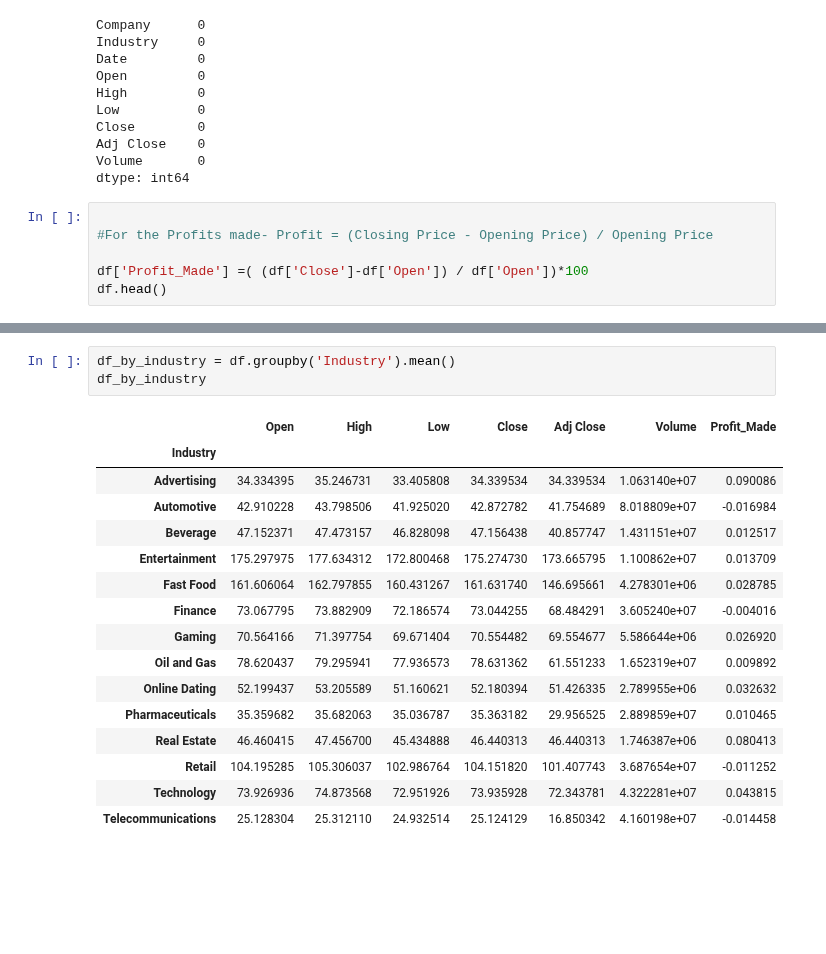
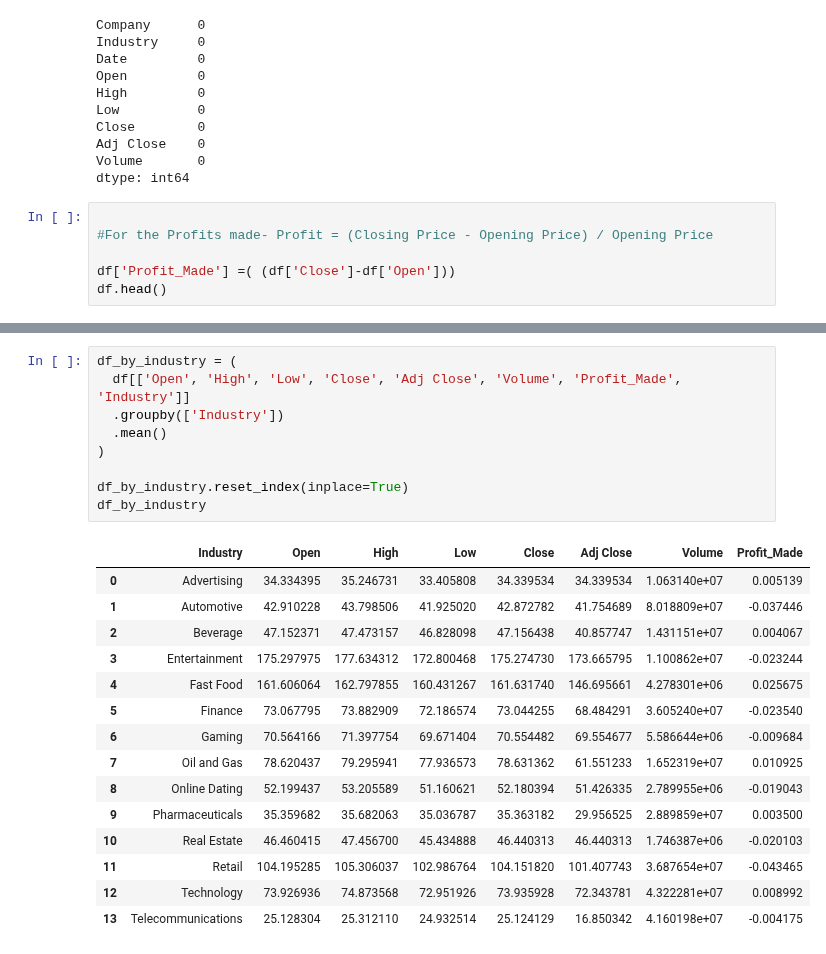
Before and after one commit to ubco-W2022T2-data301/Group35, a Jupyter notebook: analysis/analysis1.ipynb, the cells around one changed output, grey strips where cells are left out. Saved outputs shown, nothing was run; the diff lists cells and outputs as text; blank space fills up the shorter version.

```diff
--- a/analysis/analysis1.ipynb
+++ b/analysis/analysis1.ipynb
@@ -259,6 +259,6 @@ dtype: int64
 
 #For the Profits made- Profit = (Closing Price - Opening Price) / Opening Price
 
-df['Profit_Made'] =( (df['Close']-df['Open']) / df['Open'])*100
+df['Profit_Made'] =( (df['Close']-df['Open']))
 df.head()
 # %% [output]
@@ -272,23 +271,28 @@ df.head()
 # %%
-df_by_industry = df.groupby('Industry').mean()
+df_by_industry = (
+  df[['Open', 'High', 'Low', 'Close', 'Adj Close', 'Volume', 'Profit_Made', 'Industry']]
+  .groupby(['Industry'])
+  .mean()
+)
+
+df_by_industry.reset_index(inplace=True)
 df_by_industry
 # %% [output]
-|  | Open | High | Low | Close | Adj Close | Volume | Profit_Made |
-| Industry |  |  |  |  |  |  |  |
-| Advertising | 34.334395 | 35.246731 | 33.405808 | 34.339534 | 34.339534 | 1.063140e+07 | 0.090086 |
-| Automotive | 42.910228 | 43.798506 | 41.925020 | 42.872782 | 41.754689 | 8.018809e+07 | -0.016984 |
-| Beverage | 47.152371 | 47.473157 | 46.828098 | 47.156438 | 40.857747 | 1.431151e+07 | 0.012517 |
-| Entertainment | 175.297975 | 177.634312 | 172.800468 | 175.274730 | 173.665795 | 1.100862e+07 | 0.013709 |
-| Fast Food | 161.606064 | 162.797855 | 160.431267 | 161.631740 | 146.695661 | 4.278301e+06 | 0.028785 |
-| Finance | 73.067795 | 73.882909 | 72.186574 | 73.044255 | 68.484291 | 3.605240e+07 | -0.004016 |
-| Gaming | 70.564166 | 71.397754 | 69.671404 | 70.554482 | 69.554677 | 5.586644e+06 | 0.026920 |
-| Oil and Gas | 78.620437 | 79.295941 | 77.936573 | 78.631362 | 61.551233 | 1.652319e+07 | 0.009892 |
-| Online Dating | 52.199437 | 53.205589 | 51.160621 | 52.180394 | 51.426335 | 2.789955e+06 | 0.032632 |
-| Pharmaceuticals | 35.359682 | 35.682063 | 35.036787 | 35.363182 | 29.956525 | 2.889859e+07 | 0.010465 |
-| Real Estate | 46.460415 | 47.456700 | 45.434888 | 46.440313 | 46.440313 | 1.746387e+06 | 0.080413 |
-| Retail | 104.195285 | 105.306037 | 102.986764 | 104.151820 | 101.407743 | 3.687654e+07 | -0.011252 |
-| Technology | 73.926936 | 74.873568 | 72.951926 | 73.935928 | 72.343781 | 4.322281e+07 | 0.043815 |
-| Telecommunications | 25.128304 | 25.312110 | 24.932514 | 25.124129 | 16.850342 | 4.160198e+07 | -0.014458 |
+|  | Industry | Open | High | Low | Close | Adj Close | Volume | Profit_Made |
+| 0 | Advertising | 34.334395 | 35.246731 | 33.405808 | 34.339534 | 34.339534 | 1.063140e+07 | 0.005139 |
+| 1 | Automotive | 42.910228 | 43.798506 | 41.925020 | 42.872782 | 41.754689 | 8.018809e+07 | -0.037446 |
+| 2 | Beverage | 47.152371 | 47.473157 | 46.828098 | 47.156438 | 40.857747 | 1.431151e+07 | 0.004067 |
+| 3 | Entertainment | 175.297975 | 177.634312 | 172.800468 | 175.274730 | 173.665795 | 1.100862e+07 | -0.023244 |
+| 4 | Fast Food | 161.606064 | 162.797855 | 160.431267 | 161.631740 | 146.695661 | 4.278301e+06 | 0.025675 |
+| 5 | Finance | 73.067795 | 73.882909 | 72.186574 | 73.044255 | 68.484291 | 3.605240e+07 | -0.023540 |
+| 6 | Gaming | 70.564166 | 71.397754 | 69.671404 | 70.554482 | 69.554677 | 5.586644e+06 | -0.009684 |
+| 7 | Oil and Gas | 78.620437 | 79.295941 | 77.936573 | 78.631362 | 61.551233 | 1.652319e+07 | 0.010925 |
+| 8 | Online Dating | 52.199437 | 53.205589 | 51.160621 | 52.180394 | 51.426335 | 2.789955e+06 | -0.019043 |
+| 9 | Pharmaceuticals | 35.359682 | 35.682063 | 35.036787 | 35.363182 | 29.956525 | 2.889859e+07 | 0.003500 |
+| 10 | Real Estate | 46.460415 | 47.456700 | 45.434888 | 46.440313 | 46.440313 | 1.746387e+06 | -0.020103 |
+| 11 | Retail | 104.195285 | 105.306037 | 102.986764 | 104.151820 | 101.407743 | 3.687654e+07 | -0.043465 |
+| 12 | Technology | 73.926936 | 74.873568 | 72.951926 | 73.935928 | 72.343781 | 4.322281e+07 | 0.008992 |
+| 13 | Telecommunications | 25.128304 | 25.312110 | 24.932514 | 25.124129 | 16.850342 | 4.160198e+07 | -0.004175 |
 # %%
 import matplotlib.pyplot as plt
 
```
Also changed, not shown: parts of 9 cells of this notebook, 1 other file.
